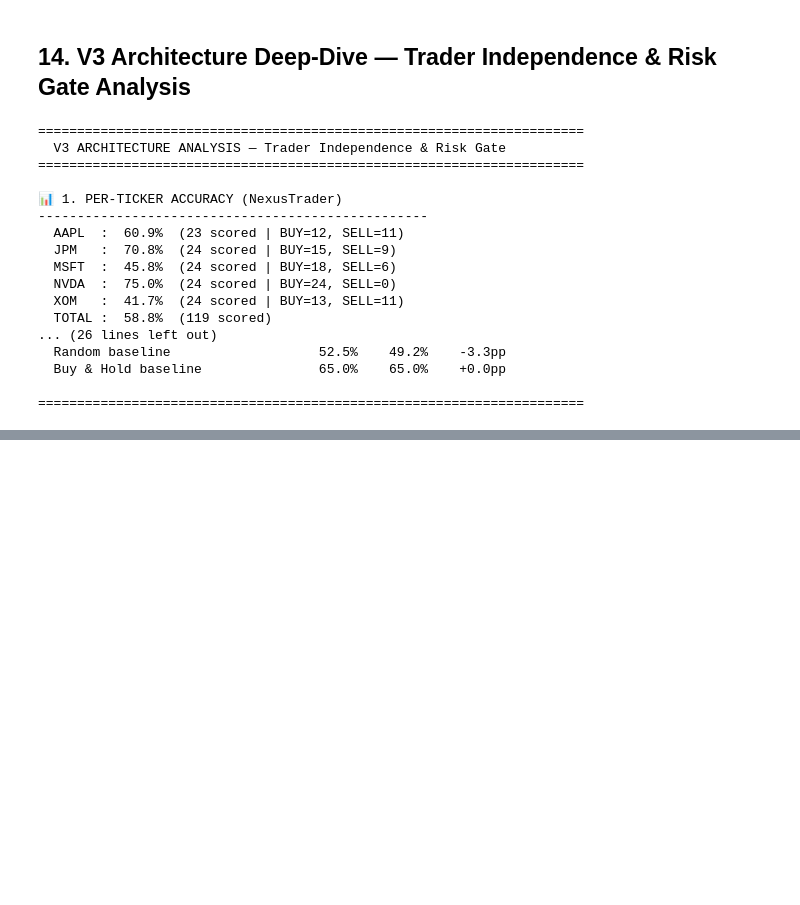
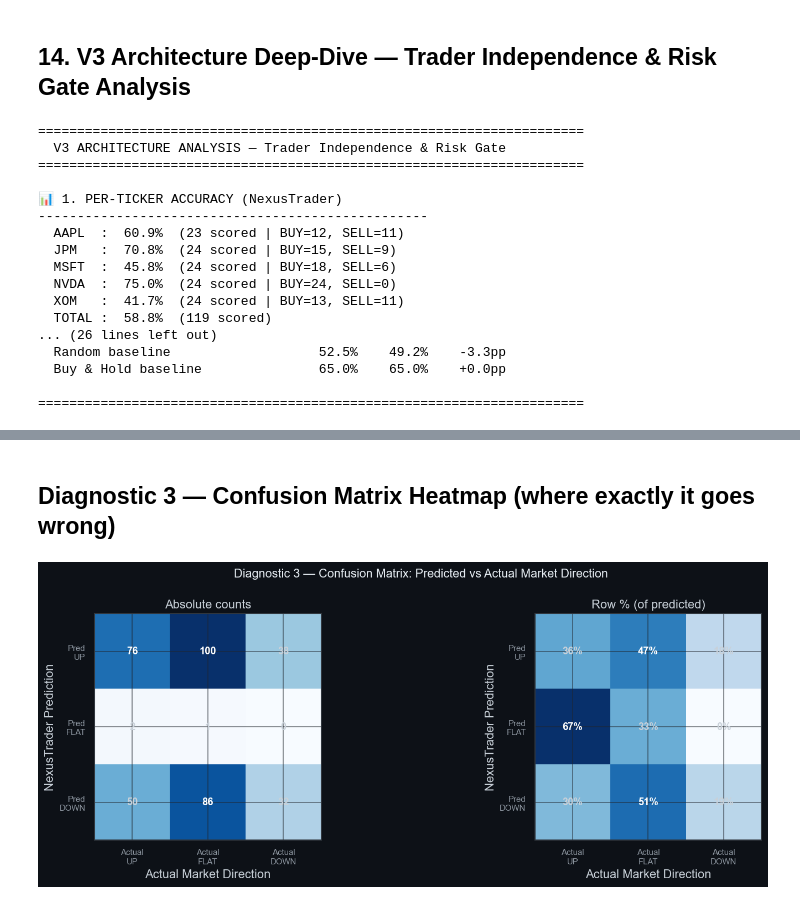
Before and after one commit to medex256/nexustrader, a Jupyter notebook: experiments/experiment_notebook.ipynb, the cells around one changed output, grey strips where cells are left out. Saved outputs shown, nothing was run; the diff lists cells and outputs as text; code cells hidden in the pictures; blank space fills up the shorter version.

```diff
--- a/experiments/experiment_notebook.ipynb
+++ b/experiments/experiment_notebook.ipynb
@@ -1340,0 +1589,75 @@ print("\n" + "=" * 70)
+# %% [markdown]
+## Diagnostic 3 — Confusion Matrix Heatmap (where exactly it goes wrong)
+# %%
+
+# DIAGNOSTIC 3: Full confusion matrix with annotations
+import matplotlib.colors as mcolors
+
+def market_direction(k_ret, thresh=0.03):
+    if k_ret >= thresh:   return "UP"
+    if k_ret <= -thresh:  return "DOWN"
+    return "FLAT"
+
+def predicted_direction(action):
+    if action == "BUY":   return "UP"
+    if action == "SELL":  return "DOWN"
+    return "FLAT"
+
+df_nt["actual_dir"]    = df_nt["k_return"].apply(market_direction)
+df_nt["predicted_dir"] = df_nt["action"].apply(predicted_direction)
+
+order = ["UP", "FLAT", "DOWN"]
+conf = pd.crosstab(df_nt["predicted_dir"], df_nt["actual_dir"])[order].reindex(order)
+conf_pct = conf.div(conf.sum(axis=1), axis=0) * 100  # row %
+
+fig, axes = plt.subplots(1, 2, figsize=(14, 5))
+fig.suptitle("Diagnostic 3 — Confusion Matrix: Predicted vs Actual Market Direction",
+             fontsize=13, color="#e6edf3")
+
+for ax, data, title, fmt in [
+    (axes[0], conf,     "Absolute counts",        ".0f"),
+    (axes[1], conf_pct, "Row % (of predicted)",   ".0f"),
+]:
+    im = ax.imshow(data.values, cmap="Blues", vmin=0)
+    ax.set_xticks(range(len(order)))
+    ax.set_yticks(range(len(order)))
+    ax.set_xticklabels([f"Actual\n{l}" for l in order], fontsize=9)
+    ax.set_yticklabels([f"Pred\n{l}" for l in order], fontsize=9)
+    ax.set_xlabel("Actual Market Direction")
+    ax.set_ylabel("NexusTrader Prediction")
+    ax.set_title(title)
+    for i in range(3):
+        for j in range(3):
+            val = data.values[i, j]
+            suffix = "%" if fmt == ".0f" and title.startswith("Row") else ""
+            text_color = "white" if val > data.values.max() * 0.6 else "#c9d1d9"
+            ax.text(j, i, f"{val:{fmt}}{suffix}", ha="center", va="center",
+                    fontsize=11, color=text_color, fontweight="bold")
+
+plt.tight_layout()
+plt.savefig("results/charts/diag3_confusion_matrix.png", dpi=150, bbox_inches="tight",
+            facecolor=fig.get_facecolor())
+plt.show()
+
+# Key numbers
+total = len(df_nt)
+print(f"\n📌 KEY FINDING — Where the errors come from:")
+print(f"  Actual market distribution:")
+for d in order:
+    n = (df_nt["actual_dir"] == d).sum()
+    print(f"    {d:4s}: {n:3d} ({n/total*100:.0f}%)")
+
+print(f"\n  Critical misclassification cells:")
+# Predicted UP (BUY) but actual DOWN
+pred_up_act_down = conf.loc["UP", "DOWN"]
+pred_down_act_up = conf.loc["DOWN", "UP"]
+pred_up_act_flat = conf.loc["UP", "FLAT"]
+pred_down_act_flat = conf.loc["DOWN", "FLAT"]
+print(f"    [BAD] Predicted UP (BUY)  but market went DOWN : {pred_up_act_down} runs  → directional error")
+print(f"    [BAD] Predicted DOWN(SELL) but market went UP  : {pred_down_act_up} runs  → directional error")
+print(f"    [WARN] Predicted UP (BUY)  but market was FLAT : {pred_up_act_flat} runs  → noise trading")
+print(f"    [WARN] Predicted DOWN(SELL) but market was FLAT: {pred_down_act_flat} runs → noise trading")
+print(f"\n  Total unnecessary trades (flat market forced to direction): {pred_up_act_flat + pred_down_act_flat}")
+print(f"  Total directional errors (called wrong direction): {pred_up_act_down + pred_down_act_up}")
+# %% [output]
+[figure, added]
```
Also changed, not shown: parts of 20 cells of this notebook, 17 other files.
